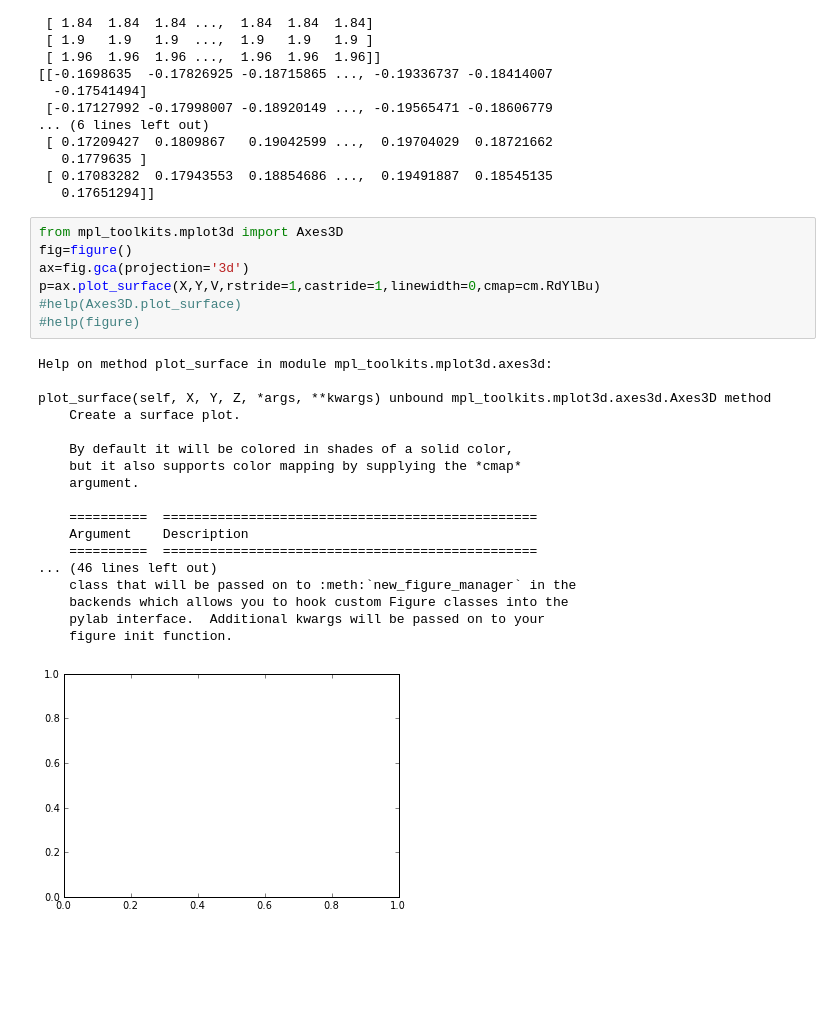
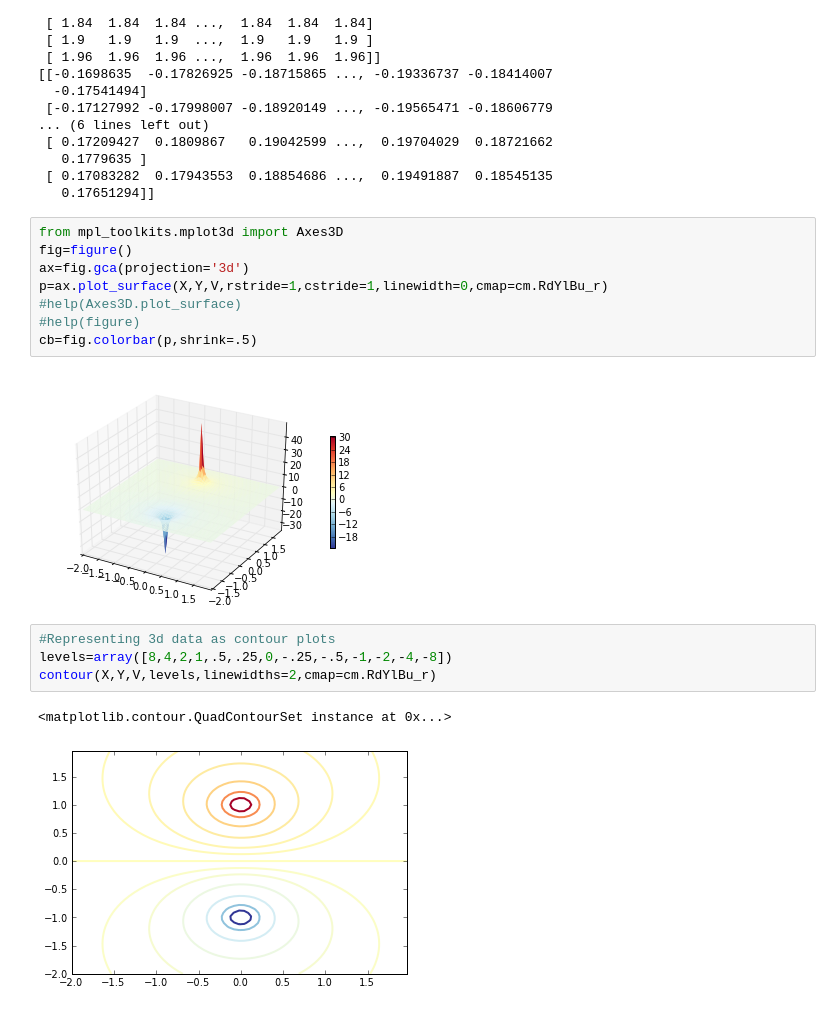
Before and after one commit to jdfreder/MCG, a Jupyter notebook: Week4/TuesdayNotes.ipynb, the cells around one changed output. Cells and saved outputs as stored; diff of their text form; blank space fills up the shorter version.

```diff
--- a/Week4/TuesdayNotes.ipynb
+++ b/Week4/TuesdayNotes.ipynb
@@ -42,26 +42,17 @@ print V
 # %%
 from mpl_toolkits.mplot3d import Axes3D
 fig=figure()
 ax=fig.gca(projection='3d')
-p=ax.plot_surface(X,Y,V,rstride=1,castride=1,linewidth=0,cmap=cm.RdYlBu)
+p=ax.plot_surface(X,Y,V,rstride=1,cstride=1,linewidth=0,cmap=cm.RdYlBu_r)
 #help(Axes3D.plot_surface)
 #help(figure)
+cb=fig.colorbar(p,shrink=.5)
 # %% [output]
-Help on method plot_surface in module mpl_toolkits.mplot3d.axes3d:
-
-plot_surface(self, X, Y, Z, *args, **kwargs) unbound mpl_toolkits.mplot3d.axes3d.Axes3D method
-    Create a surface plot.
-
-    By default it will be colored in shades of a solid color,
-    but it also supports color mapping by supplying the *cmap*
-    argument.
-
-    ==========  ================================================
-    Argument    Description
-    ==========  ================================================
-... (46 lines left out)
-    class that will be passed on to :meth:`new_figure_manager` in the
-    backends which allows you to hook custom Figure classes into the
-    pylab interface.  Additional kwargs will be passed on to your
-    figure init function.
-[figure, old version]
+[figure, new version]
+# %%
+#Representing 3d data as contour plots
+levels=array([8,4,2,1,.5,.25,0,-.25,-.5,-1,-2,-4,-8])
+contour(X,Y,V,levels,linewidths=2,cmap=cm.RdYlBu_r)
+# %% [output]
+<matplotlib.contour.QuadContourSet instance at 0x...>
+[figure, added]
```
Also changed, not shown: parts of 5 cells of this notebook.
